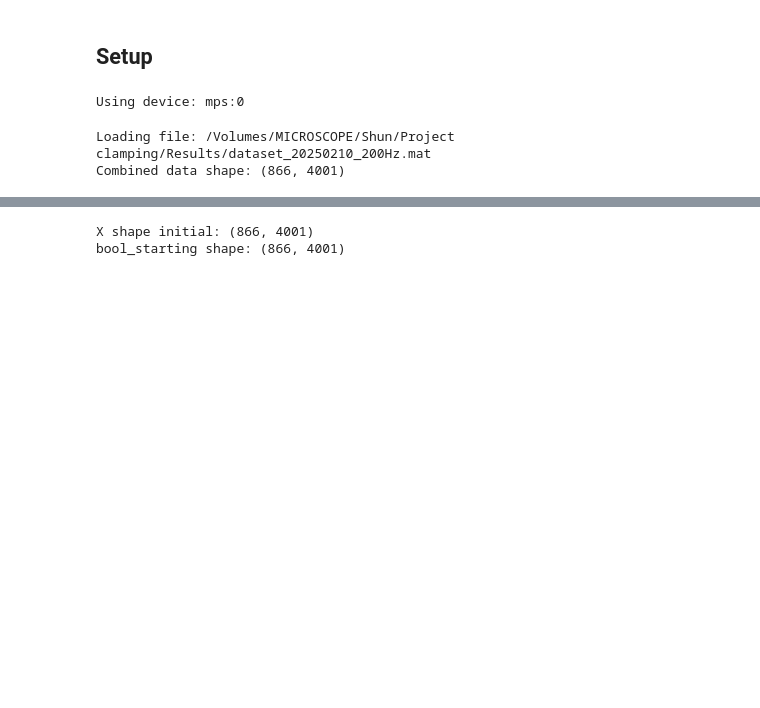
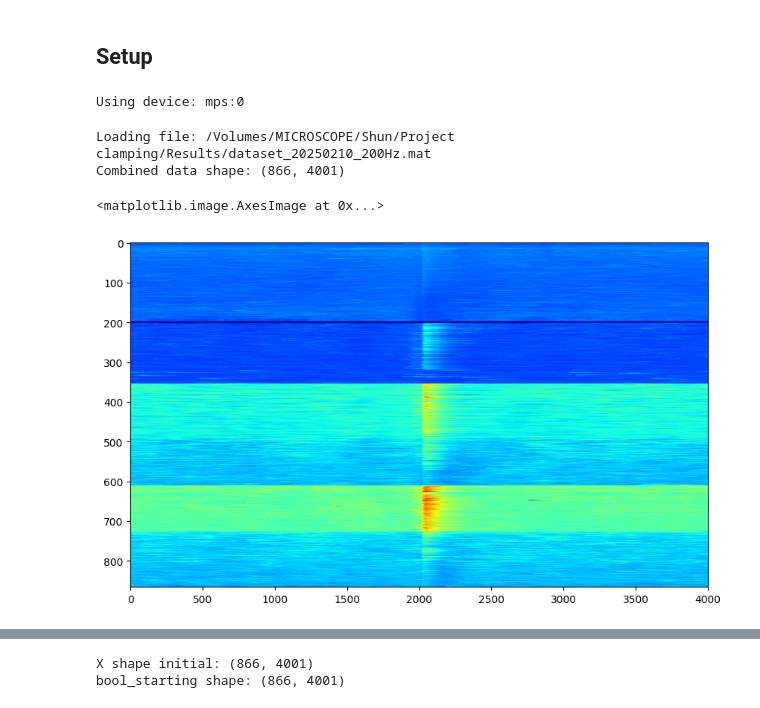
Before and after one commit to shunnnli/PhotometryClamp, a Jupyter notebook: PhotometryModel_rh20250212.ipynb, the cells around one changed output, grey strips where cells are left out. Drawn from its saved outputs; the diff is of its cells as text; code cells hidden in the pictures; blank space fills up the shorter version.

```diff
--- a/PhotometryModel_rh20250212.ipynb
+++ b/PhotometryModel_rh20250212.ipynb
@@ -517,26 +517,28 @@ Using device: mps:0
 # %%
 # Load data from .mat file
 import scipy.io
 # Select file from GUI
 file_path = '/Volumes/MICROSCOPE/Shun/Project clamping/Results/dataset_20250210_200Hz.mat'
 # file_path = '/Users/richardhakim/Desktop/dataset_20250210_200Hz.mat'
 # Load the file
 print(f"Loading file: {file_path}")
 data = scipy.io.loadmat(file_path)
 
 # Extract the data
 reward_data = data['reward_data']
 punish_data = data['punish_data']
 combined_data = np.concatenate((reward_data, punish_data), axis=0)
 combined_data = np.concatenate((combined_data[0:320], combined_data[480:]), axis=0) # optional: remove the 160 trials in the middle
 print(f"Combined data shape: {combined_data.shape}")
 
 # Plot the data
-# plt.figure(figsize=(10, 6))
-# plt.imshow(combined_data, aspect='auto', cmap='jet')
+plt.figure(figsize=(10, 6))
+plt.imshow(combined_data, aspect='auto', cmap='jet')
 # %% [output]
 Loading file: /Volumes/MICROSCOPE/Shun/Project clamping/Results/dataset_20250210_200Hz.mat
 Combined data shape: (866, 4001)
+<matplotlib.image.AxesImage at 0x...>
+[figure, added]
 # %%
 class PID:
     def __init__(self, kp, ki, kd, output_range, pOnE=True, direction='reverse'):
```
Also changed, not shown: parts of 1 cell of this notebook, 2 other files.
